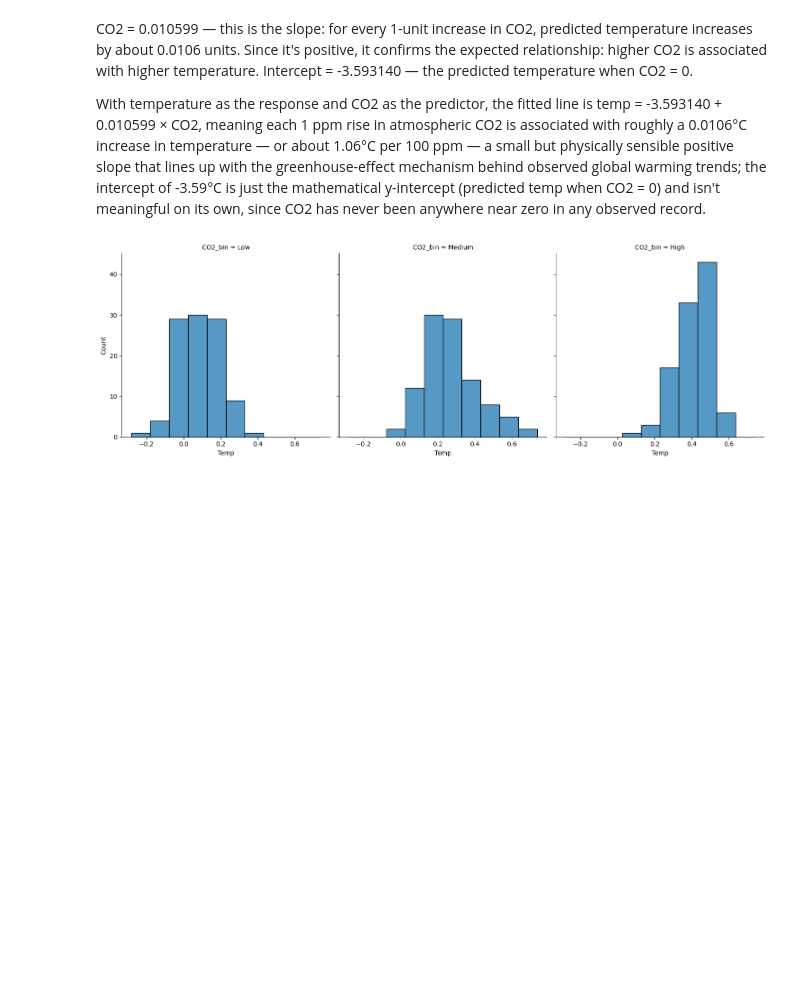
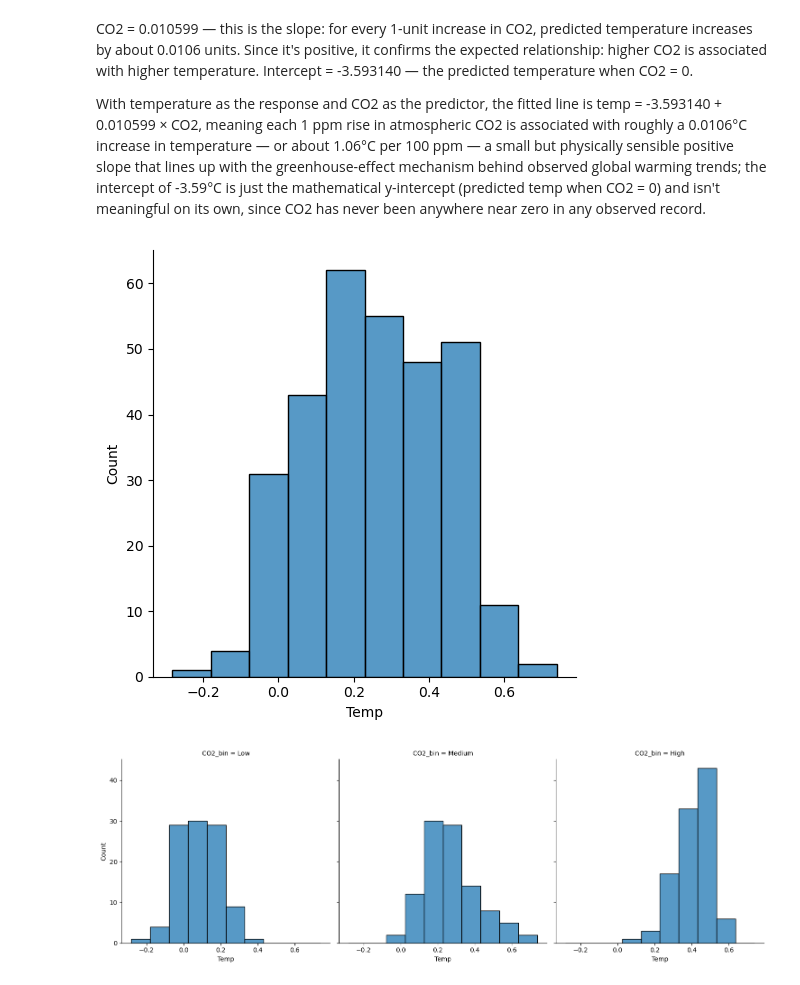
Before and after one commit to saalssall/Statistics_In_Python, a Jupyter notebook: Regression_statsmodel_1.ipynb, the cells around one changed output. Drawn from its saved outputs; the diff is of its cells as text; code cells hidden in the pictures; blank space fills up the shorter version.

Commit message:
Add a histogram for temp

```diff
--- a/Regression_statsmodel_1.ipynb
+++ b/Regression_statsmodel_1.ipynb
@@ -66,6 +66,11 @@ CO2 = 0.010599 — this is the slope: for every 1-unit increase in CO2, predicte
 Intercept = -3.593140 — the predicted temperature when CO2 = 0.
 
 With temperature as the response and CO2 as the predictor, the fitted line is temp = -3.593140 + 0.010599 × CO2, meaning each 1 ppm rise in atmospheric CO2 is associated with roughly a 0.0106°C increase in temperature — or about 1.06°C per 100 ppm — a small but physically sensible positive slope that lines up with the greenhouse-effect mechanism behind observed global warming trends; the intercept of -3.59°C is just the mathematical y-intercept (predicted temp when CO2 = 0) and isn't meaningful on its own, since CO2 has never been anywhere near zero in any observed record.
+# %%
+sns.displot(data=climate_df, x='Temp', bins=10)
+plt.show()
+# %% [output]
+[figure, added]
 # %%
 # Suppress benign FutureWarnings coming from seaborn's internal groupby calls
 import warnings
```
Also changed, not shown: parts of 1 cell of this notebook.
